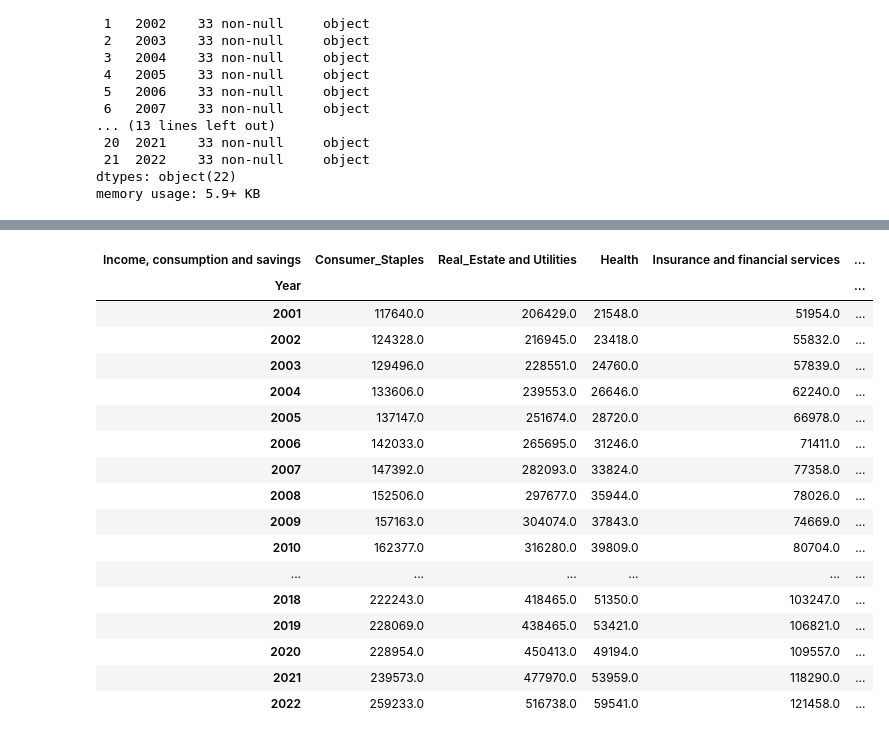
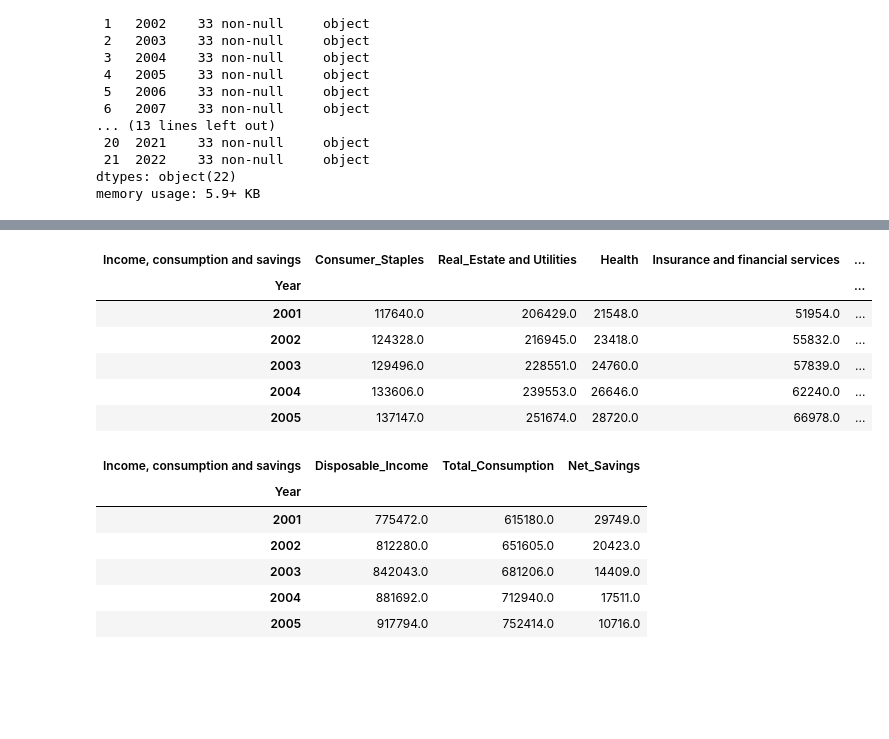
Before and after one commit to Sahib0096/Project-1-Group-3-, a Jupyter notebook: Project 1 A.ipynb, the cells around one changed output, grey strips where cells are left out. Drawn from its saved outputs; the diff is of its cells as text; code cells hidden in the pictures; blank space fills up the shorter version.

```diff
--- a/Project 1 A.ipynb
+++ b/Project 1 A.ipynb
@@ -49,7 +53,7 @@ memory usage: 5.9+ KB
 # %%
 # Selecting Household Consumption and Net Savings Data from full data for Analysis
 
-consumption_df = household_df.transpose().drop(columns=['Household disposable income',
+economic_data_df = household_df.transpose().drop(columns=['Household disposable income',
                                                        'Compensation of employees',
                                                        'Net mixed income', 'Property income received',
                                                        'Less: property income paid',
@@ -59,11 +63,9 @@ consumption_df = household_df.transpose().drop(columns=['Household disposable in
                                                        'Social transfers in kind (STiK): education',
                                                         'Social transfers in kind (STiK): health',
                                                         'Social transfers in kind (STiK): other',
-                                                       'Adjusted household disposable income',
-                                                        'Household final consumption expenditure (HFCE)',
                                                        'Household actual final consumption',
                                                        'Change in pension entitlements'], axis=1)
 
 
-consumption_df
+economic_data_df.head()
 # %% [output]
@@ -91,12 +82,12 @@ def convert_to_float(value):
     return float(str(value).replace(',', ''))
 
 # Apply conversion function to each specified column
-for column in consumption_df.columns:
-    consumption_df[column] = consumption_df[column].apply(convert_to_float)
+for column in economic_data_df.columns:
+    economic_data_df[column] = economic_data_df[column].apply(convert_to_float)
 
 # Print the DataFrame with the updated columns
-display(consumption_df.head())
+display(economic_data_df.head())
 
 # Print the data types of the columns
-consumption_df.dtypes
+economic_data_df.dtypes
 # %% [output]
@@ -123,9 +116,11 @@ Miscellaneous goods and services
 Household net saving                                                                                  float64
 dtype: object
 # %%
-consumption_df['Consumer_Staples'] = consumption_df['Food and non-alcoholic beverages'] + consumption_df['Alcoholic beverages and tobacco'] + consumption_df['Clothing and footwear']
-columns_to_drop = ['Food and non-alcoholic beverages', 'Alcoholic beverages and tobacco', 'Clothing and footwear']
-consumption_df= consumption_df.drop(columns=columns_to_drop)
-# Print the DataFrame with the new 'Consumer_Staples' column and dropped columns
-consumption_df
+# Disposable Income, Total Consumption & Net Savings
+
+economic_data_df.rename(columns={'Adjusted household disposable income':'Disposable_Income',
+                               'Household final consumption expenditure (HFCE)': 'Total_Consumption',
+                               'Household net saving':'Net_Savings'}, inplace=True)
+
+economic_data_df.head()
 # %% [output]
@@ -149,43 +133,45 @@ consumption_df
 # %%
-# New Columns with consumption data Sector-wise
-consumption_df['Consumer_Staples'] = consumption_df['Food and non-alcoholic beverages'] + consumption_df['Alcoholic beverages and tobacco'] + consumption_df['Clothing and footwear']
+# Sector-wise Key Consumption Data
+economic_data_df['Consumer_Staples'] = economic_data_df['Food and non-alcoholic beverages'] + economic_data_df['Alcoholic beverages and tobacco'] + economic_data_df['Clothing and footwear']
 
-consumption_df['Real_Estate and Utilities'] = consumption_df['Housing, water, electricity, gas and other fuels']+consumption_df['Furnishings, household equipment and other goods and services related to the dwelling and property']+consumption_df['Miscellaneous goods and services']
+economic_data_df['Real_Estate and Utilities'] = economic_data_df['Housing, water, electricity, gas and other fuels']+economic_data_df['Furnishings, household equipment and other goods and services related to the dwelling and property']+economic_data_df['Miscellaneous goods and services']
 
-consumption_df['Travel and Leisure'] = consumption_df['Transport']+consumption_df['Recreation and culture']
+economic_data_df['Travel and Leisure'] = economic_data_df['Transport']+economic_data_df['Recreation and culture']
 
-sector_consumption_df = consumption_df[['Consumer_Staples','Real_Estate and Utilities','Health',
-                                       'Insurance and financial services','Travel and Leisure',
-                                       'Household net saving']].reset_index()
+sector_consumption_df = economic_data_df[['Consumer_Staples','Real_Estate and Utilities','Health',
+                                       'Insurance and financial services','Travel and Leisure',]].reset_index()
 
 sector_consumption_df.rename(columns={'index':'Year'},inplace=True)
 
 sector_consumption_df = sector_consumption_df.set_index('Year')
 
 sector_consumption_df
 
 # Print the Sector-wise DataFrame
-sector_consumption_df
+sector_consumption_df.head()
 # %% [output]
 | Income, consumption and savings | Consumer_Staples | Real_Estate and Utilities | Health | Insurance and financial services | ... |
 | Year |  |  |  |  | ... |
 | 2001 | 117640.0 | 206429.0 | 21548.0 | 51954.0 | ... |
 | 2002 | 124328.0 | 216945.0 | 23418.0 | 55832.0 | ... |
 | 2003 | 129496.0 | 228551.0 | 24760.0 | 57839.0 | ... |
 | 2004 | 133606.0 | 239553.0 | 26646.0 | 62240.0 | ... |
 | 2005 | 137147.0 | 251674.0 | 28720.0 | 66978.0 | ... |
-| 2006 | 142033.0 | 265695.0 | 31246.0 | 71411.0 | ... |
-| 2007 | 147392.0 | 282093.0 | 33824.0 | 77358.0 | ... |
-| 2008 | 152506.0 | 297677.0 | 35944.0 | 78026.0 | ... |
-| 2009 | 157163.0 | 304074.0 | 37843.0 | 74669.0 | ... |
-| 2010 | 162377.0 | 316280.0 | 39809.0 | 80704.0 | ... |
-| ... | ... | ... | ... | ... | ... |
-| 2018 | 222243.0 | 418465.0 | 51350.0 | 103247.0 | ... |
-| 2019 | 228069.0 | 438465.0 | 53421.0 | 106821.0 | ... |
-| 2020 | 228954.0 | 450413.0 | 49194.0 | 109557.0 | ... |
-| 2021 | 239573.0 | 477970.0 | 53959.0 | 118290.0 | ... |
-| 2022 | 259233.0 | 516738.0 | 59541.0 | 121458.0 | ... |
 # %%
-# Change the data into percent change
-# Comparing it with Inflation CPI_Common
-# Plotting the changes _ using SNS, HVPLOT
+# Income Expenditure and Consumption
+
+inc_exp_saving_df = economic_data_df[['Disposable_Income','Total_Consumption','Net_Savings']].reset_index()
+
+inc_exp_saving_df.rename(columns={'index':'Year'},inplace=True)
+
+inc_exp_saving_df = inc_exp_saving_df.set_index('Year')
+
+inc_exp_saving_df.head()
+# %% [output]
+| Income, consumption and savings | Disposable_Income | Total_Consumption | Net_Savings |
+| Year |  |  |  |
+| 2001 | 775472.0 | 615180.0 | 29749.0 |
+| 2002 | 812280.0 | 651605.0 | 20423.0 |
+| 2003 | 842043.0 | 681206.0 | 14409.0 |
+| 2004 | 881692.0 | 712940.0 | 17511.0 |
+| 2005 | 917794.0 | 752414.0 | 10716.0 |
```
Also changed, not shown: parts of 15 cells of this notebook, 3 other files.
